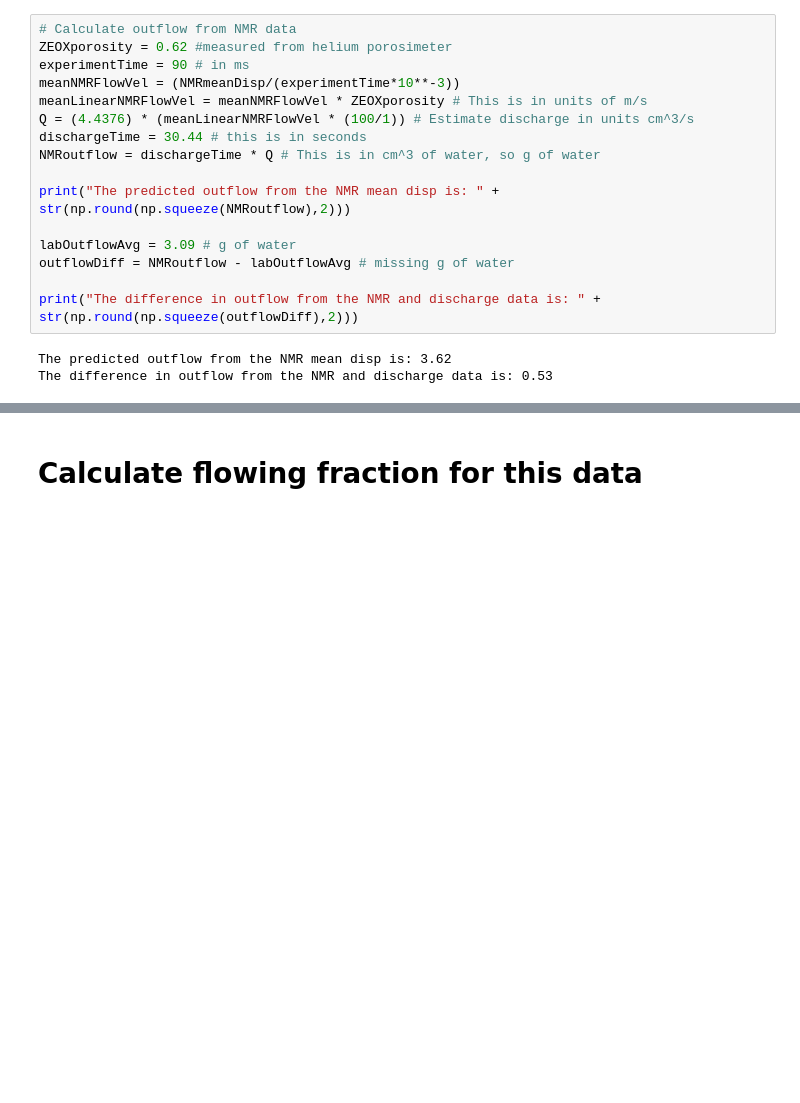
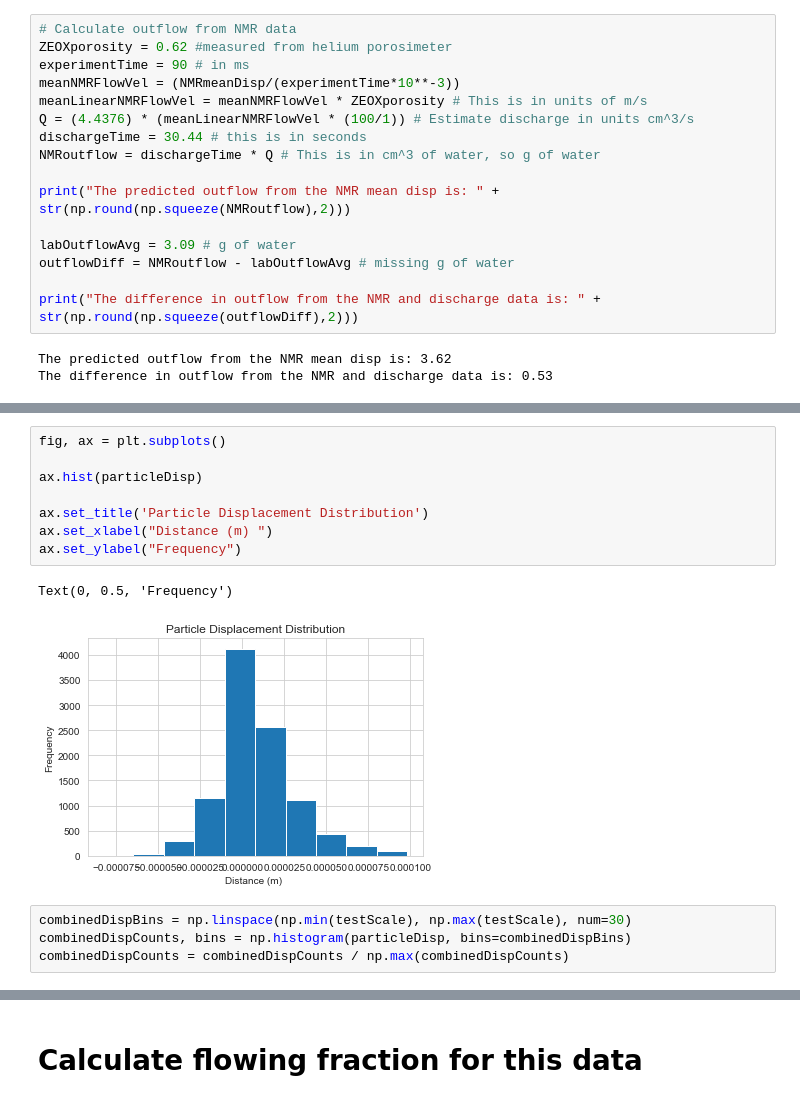
Before and after one commit to akkendrick/LABMOPS, a Jupyter notebook: plotSimData.ipynb, the cells around one changed output, grey strips where cells are left out. Drawn from its saved outputs; the diff is of its cells as text; blank space fills up the shorter version.

```diff
--- a/plotSimData.ipynb
+++ b/plotSimData.ipynb
@@ -468 +480,16 @@ print(minInd)
+# %%
+fig, ax = plt.subplots()
+
+ax.hist(particleDisp)
+
+ax.set_title('Particle Displacement Distribution')
+ax.set_xlabel("Distance (m) ")
+ax.set_ylabel("Frequency")
+# %% [output]
+Text(0, 0.5, 'Frequency')
+[figure, added]
+# %%
+combinedDispBins = np.linspace(np.min(testScale), np.max(testScale), num=30)
+combinedDispCounts, bins = np.histogram(particleDisp, bins=combinedDispBins)
+combinedDispCounts = combinedDispCounts / np.max(combinedDispCounts)
 # %%
```
Also changed, not shown: parts of 44 cells of this notebook.
